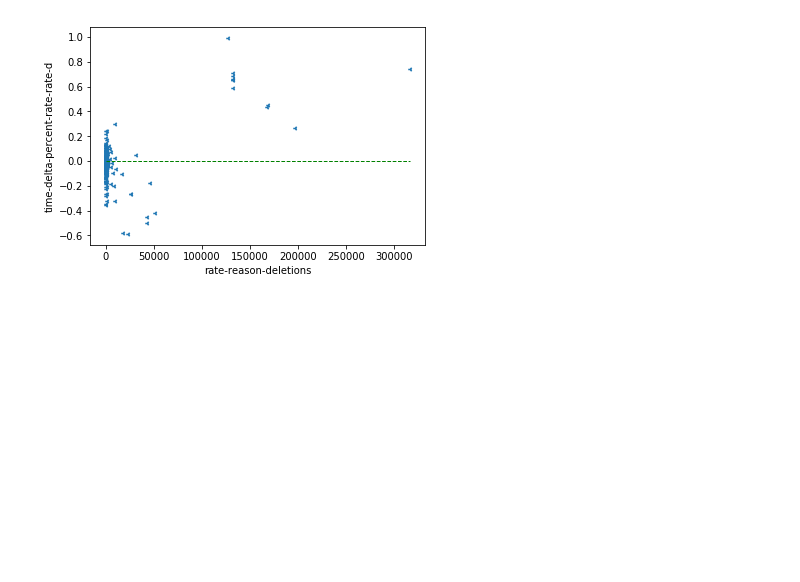
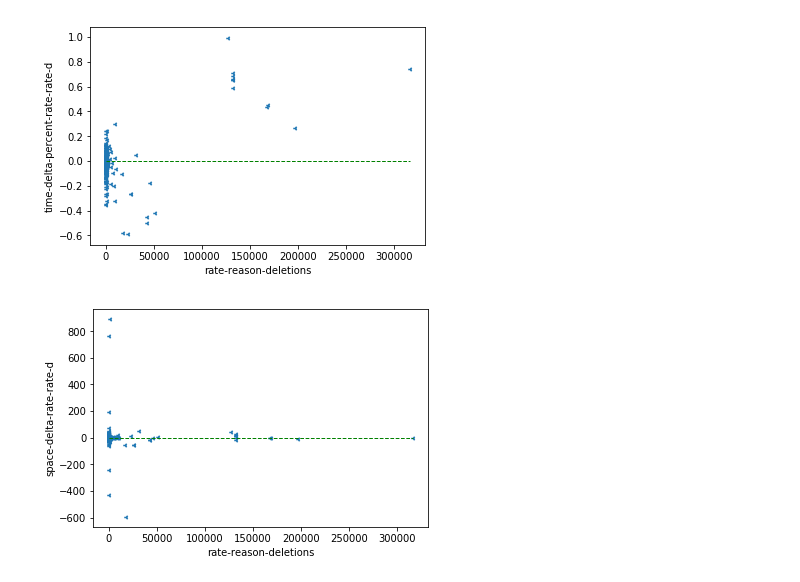
Before and after one commit to krobelus/rate-experiments, a Jupyter notebook: plots.ipynb, the cells around one changed output. Drawn from its saved outputs; the diff is of its cells as text; code cells hidden in the pictures; blank space fills up the shorter version.

```diff
--- a/plots.ipynb
+++ b/plots.ipynb
@@ -104,3 +104,7 @@ correlation(rvf, 'rate-reason-deletions', 'time-delta-rate-rate-d'); persist('co
 correlation(rvf, 'rate-reason-deletions', 'time-delta-percent-rate-rate-d');
 # %% [output]
 [figure]
+# %%
+correlation(rvf, 'rate-reason-deletions', 'space-delta-rate-rate-d'); persist('correlation-reason-deletions-space-delta')
+# %% [output]
+[figure, added]
```
Also changed, not shown: 2 other files.
